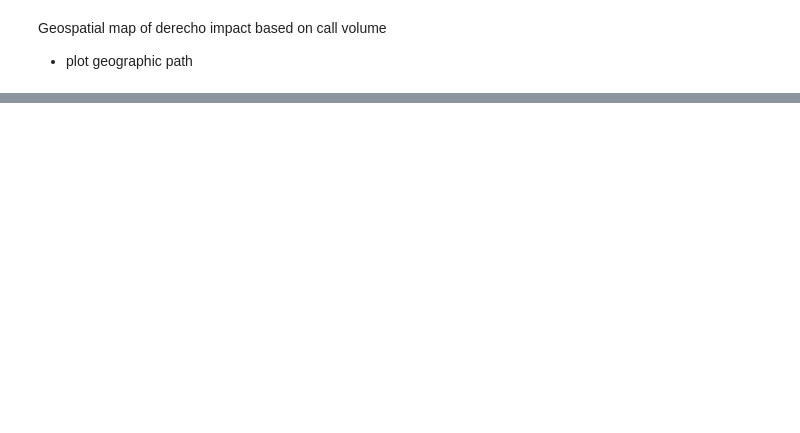
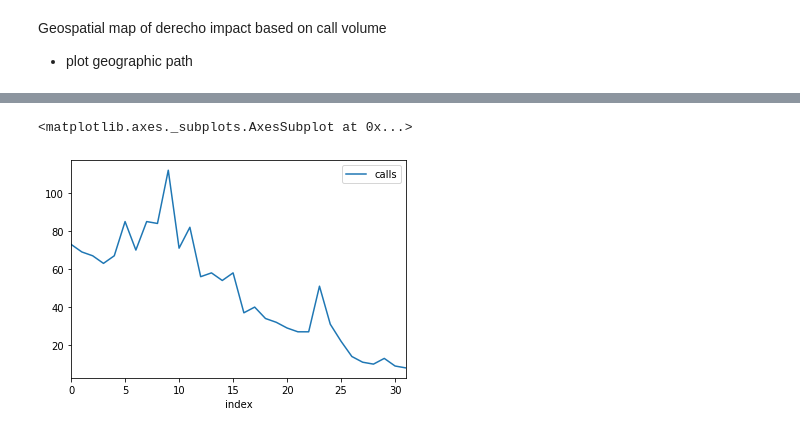
Before and after one commit to maureencaballero/metro-911-calls, a Jupyter notebook: notebooks/Metro-E911-Project.ipynb, the cells around one changed output, grey strips where cells are left out. Drawn from its saved outputs; the diff is of its cells as text; code cells hidden in the pictures; blank space fills up the shorter version.

```diff
--- a/notebooks/Metro-E911-Project.ipynb
+++ b/notebooks/Metro-E911-Project.ipynb
@@ -214,0 +228,6 @@ Geospatial map of derecho impact based on call volume
+# %%
+#reset index after resample
+derecho_15min.reset_index().plot(x='index', y='calls')
+# %% [output]
+<matplotlib.axes._subplots.AxesSubplot at 0x...>
+[figure, added]
```
Also changed, not shown: parts of 22 cells of this notebook.
